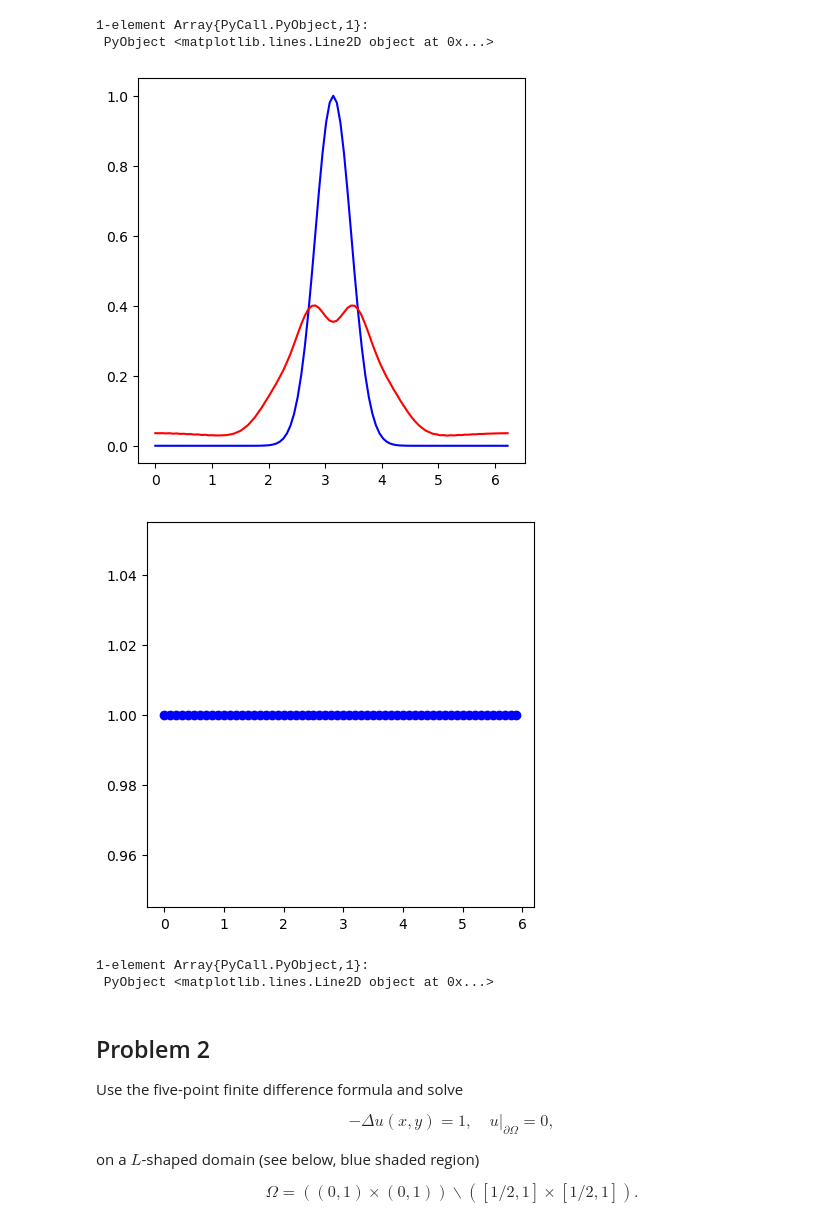
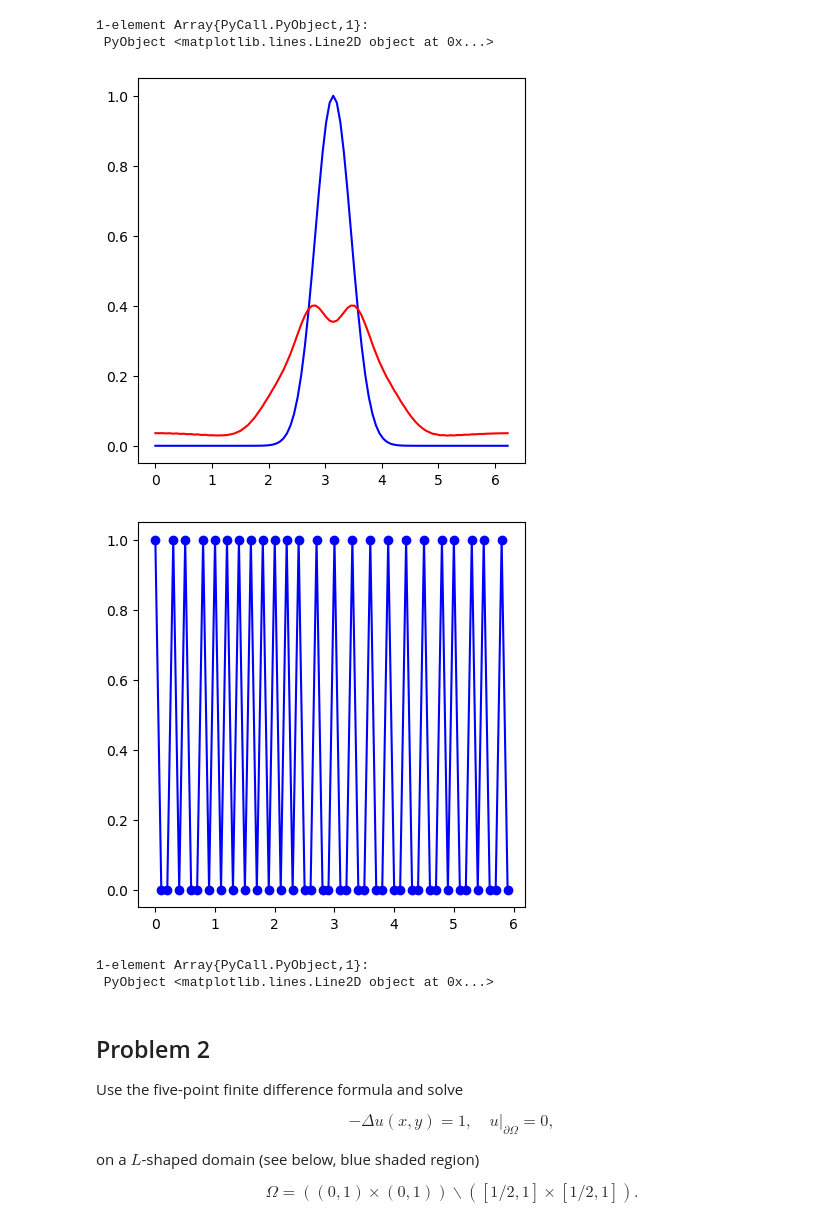
Before and after one commit to kevin-corcoran/228a, a Jupyter notebook: HW6.ipynb, the cells around one changed output. Drawn from its saved outputs; the diff is of its cells as text; code cells hidden in the pictures.

```diff
--- a/HW6.ipynb
+++ b/HW6.ipynb
@@ -83,19 +83,19 @@ function CNBroyden(N,T,u0,A,epsil,alpha,maxIter)
         u_new = u[:,i+1]
         u_old = u[:,i]
         u_oldold = u[:,i-1]
-        l=1
+#         l=1
         for l = 1 : maxIter
             u_new = u_old - B⁻¹*F(u_old,u_oldold)
-            if(norm(u_new-u_old) < 1e-14)
+            if(norm(u_new-u_old, Inf) < 1e-14)
+                Niter[i] = l
                 break
             end
             # advance inverse jacobian
             ΔF = F(u_new, u_old)- F(u_old, u_oldold)
             Δu = u_new - u_old
             B⁻¹ = B⁻¹ + (Δu - B⁻¹*ΔF)*ΔF'/(norm(ΔF,2).^2)
-
         end
-        Niter[i] = l
+#         Niter[i] = l
         u[:,i+1] = u_new
 #         u[:,i+1] = u[:,i] - B⁻¹*F(u[:, i],u[:, i-1])
 #         # advance inverse jacobian
@@ -108,34 +108,34 @@ end
 
 Ls = 2*pi
 Ns = 100
 hs = Ls / Ns
 xs = collect(0:Ns-1)*hs
 
 A = 1.0/hs^2 * spdiagm(-1=>ones(Ns-1),0=>-2.0*ones(Ns),1=>ones(Ns-1))
 A[1,Ns] = 1.0 / hs^2
 A[Ns,1] = 1.0 / hs^2
 u0 = exp.(-5.0*(xs.-pi).^2)
 
 T  = 6.0
 dt = 0.1
 N  = round(Int64,T/dt)
 t  = collect(0:N)*dt
 epsil = 1.0
 alpha = 0.05
 maxIter = 200
 
 uCNBroyden,Niter = CNBroyden(N,T,u0,A,epsil,alpha,maxIter)
 
 using PyPlot
 figure(1,figsize=(5,5))
 plot(xs,vec(uCNBroyden[:,1]),"b-")
 plot(xs,vec(uCNBroyden[:,N]),"r-")
 
 figure(2,figsize=(5,5))
 plot(t[1:N],Niter,"b-o")
 # %% [output]
 [figure]
-[figure, old version]
+[figure, new version]
 1-element Array{PyCall.PyObject,1}:
  PyObject <matplotlib.lines.Line2D object at 0x...>
 # %% [markdown]
```
Also changed, not shown: parts of 2 cells of this notebook.
